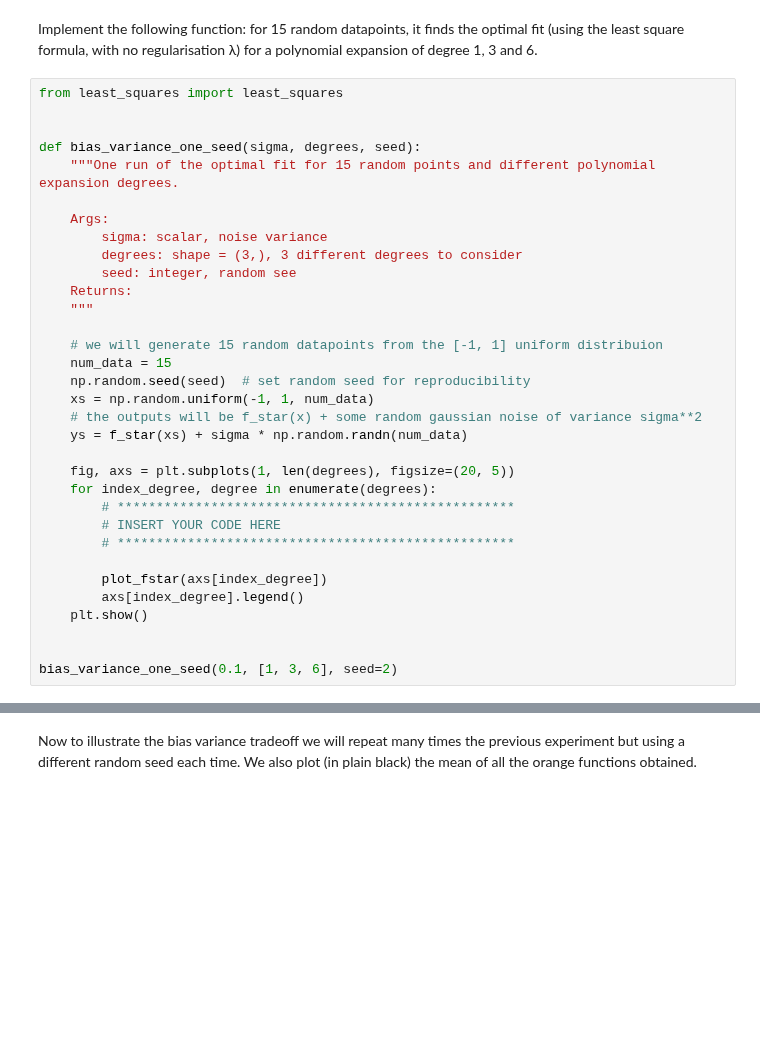
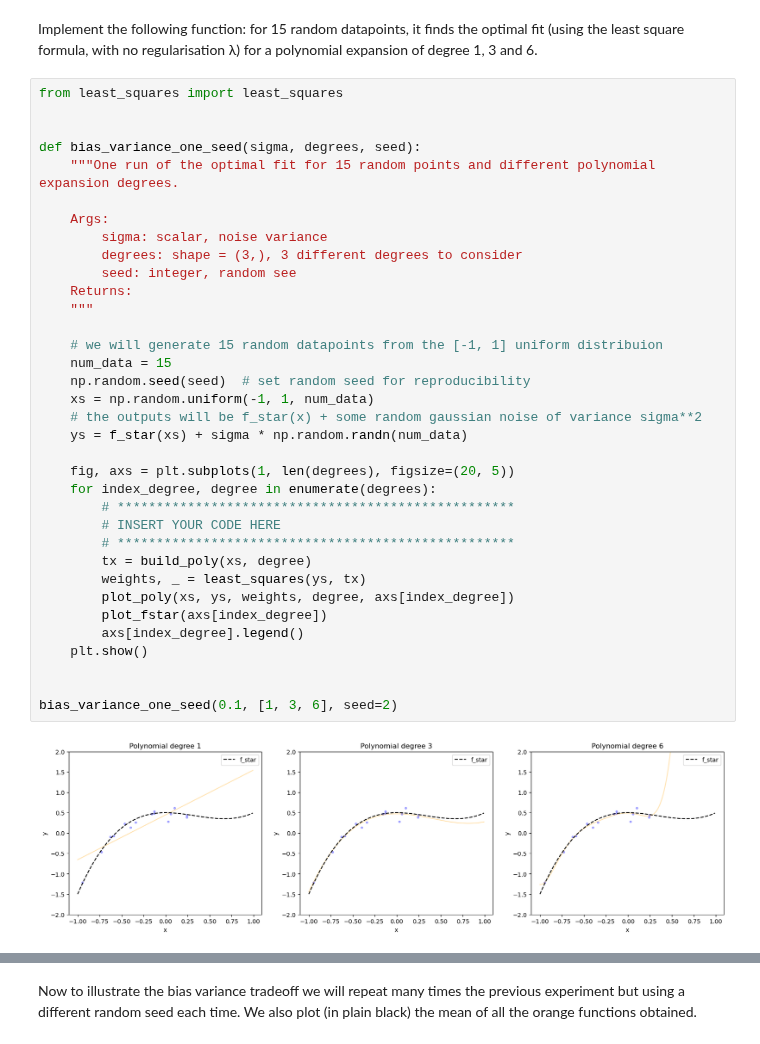
Before and after one commit to epfml/ML_course, a Jupyter notebook: labs/ex04/template/ex04.ipynb, the cells around one changed output, grey strips where cells are left out. Cells and saved outputs as stored; diff of their text form; blank space fills up the shorter version.

```diff
--- a/labs/ex04/template/ex04.ipynb
+++ b/labs/ex04/template/ex04.ipynb
@@ -222,34 +269,38 @@ from least_squares import least_squares
 
 
 def bias_variance_one_seed(sigma, degrees, seed):
     """One run of the optimal fit for 15 random points and different polynomial expansion degrees.
 
     Args:
         sigma: scalar, noise variance
         degrees: shape = (3,), 3 different degrees to consider
         seed: integer, random see
     Returns:
     """
 
     # we will generate 15 random datapoints from the [-1, 1] uniform distribuion
     num_data = 15
     np.random.seed(seed)  # set random seed for reproducibility
     xs = np.random.uniform(-1, 1, num_data)
     # the outputs will be f_star(x) + some random gaussian noise of variance sigma**2
     ys = f_star(xs) + sigma * np.random.randn(num_data)
 
     fig, axs = plt.subplots(1, len(degrees), figsize=(20, 5))
     for index_degree, degree in enumerate(degrees):
         # ***************************************************
         # INSERT YOUR CODE HERE
         # ***************************************************
-
+        tx = build_poly(xs, degree)
+        weights, _ = least_squares(ys, tx)
+        plot_poly(xs, ys, weights, degree, axs[index_degree])
         plot_fstar(axs[index_degree])
         axs[index_degree].legend()
     plt.show()
 
 
 bias_variance_one_seed(0.1, [1, 3, 6], seed=2)
+# %% [output]
+[figure, added]
 # %% [markdown]
 Your output should ressemble (for seed = 2) to this:
 ![alt text](bias_variance_one_run.png)
```
Also changed, not shown: parts of 10 cells of this notebook, 4 other files.
